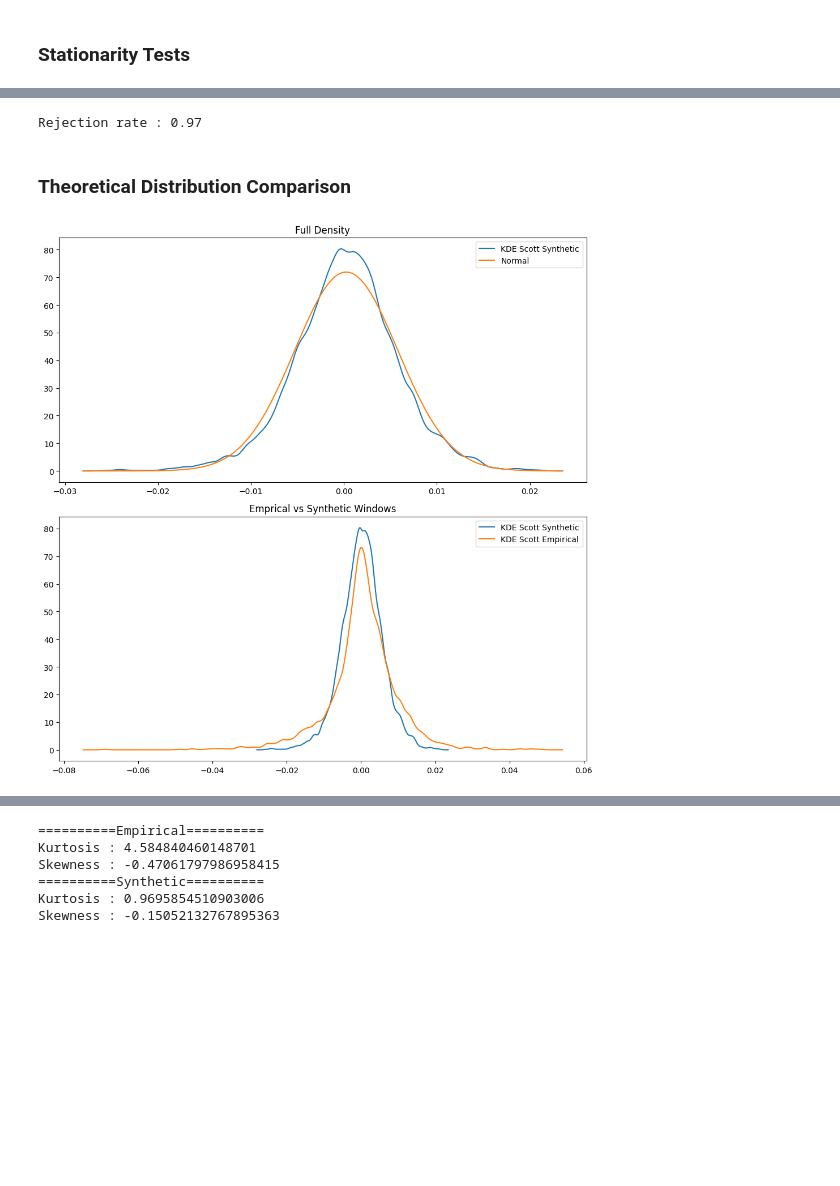
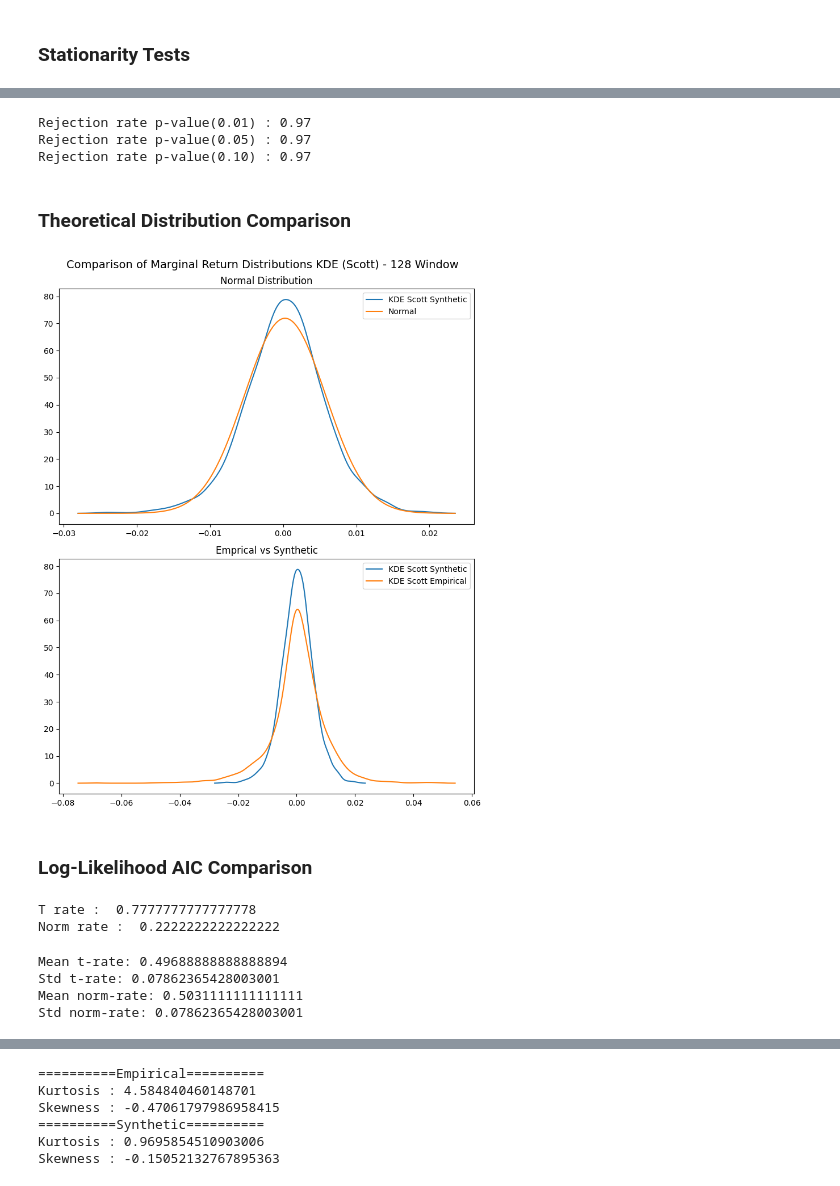
Before and after one commit to HenryGunadi/diffusion-garch, a Jupyter notebook: notebooks/eda/eda_128.ipynb, the cells around one changed output, grey strips where cells are left out. Saved outputs shown, nothing was run; the diff lists cells and outputs as text; code cells hidden in the pictures; blank space fills up the shorter version.

```diff
--- a/notebooks/eda/eda_128.ipynb
+++ b/notebooks/eda/eda_128.ipynb
@@ -223,7 +175,11 @@ ADF Test Statistic: -7.912594122039956
 # %%
-print(f"Rejection rate : {rejections / len(synthetic_data):.2f}")
+print(f"Rejection rate p-value(0.01) : {rejections_1 / len(synthetic_data):.2f}")
+print(f"Rejection rate p-value(0.05) : {rejections_5 / len(synthetic_data):.2f}")
+print(f"Rejection rate p-value(0.10) : {rejections_10 / len(synthetic_data):.2f}")
 # %% [output]
-Rejection rate : 0.97
+Rejection rate p-value(0.01) : 0.97
+Rejection rate p-value(0.05) : 0.97
+Rejection rate p-value(0.10) : 0.97
 # %% [markdown]
 ### Theoretical Distribution Comparison
 # %%
@@ -250,42 +206,55 @@ x = np.linspace(xmin, xmax, 1000)
 
 x_emp = np.linspace(xmin_emp, xmax_emp, 1000)
 
-kde = stats.gaussian_kde(synthetic_data.reshape(-1), bw_method=0.1)
-kde_emp = stats.gaussian_kde(empirical_window.reshape(-1), bw_method=0.1)
+kde = stats.gaussian_kde(synthetic_data.reshape(-1))
+kde_emp = stats.gaussian_kde(empirical_window.reshape(-1))
 
 # theoretical samples
 norm = stats.norm(
     loc=mu,
     scale=std,
 )
 
-fig, ax = plt.subplots(figsize=(10, 10), nrows=2)
+fig, ax = plt.subplots(figsize=(8, 10), nrows=2)
+fig.suptitle("Comparison of Marginal Return Distributions KDE (Scott) - 128 Window", fontsize=14)
+
 ax[0].plot(x, kde(x), label="KDE Scott Synthetic")
 ax[0].plot(x, norm.pdf(x), label="Normal")
-ax[0].set_title("Full Density")
+ax[0].set_title("Normal Distribution")
 ax[0].legend()
 
 # ax[1].plot(x, kde(x), label="KDE Scott Synthetic")
 # ax[1].plot(x, norm.pdf(x), label="Normal")
 # ax[1].set_title("Tail Comparison")
 # ax[1].set_yscale("log")
 # ax[1].legend()
 
 ax[1].plot(x, kde(x), label="KDE Scott Synthetic")
 ax[1].plot(x_emp, kde_emp(x_emp), label="KDE Scott Empirical")
-ax[1].set_title("Emprical vs Synthetic Windows")
+ax[1].set_title("Emprical vs Synthetic")
 # ax[1].set_yscale("log")
 ax[1].legend()
 
 # ax[3].plot(x, kde(x), label="KDE Scott Synthetic")
 # ax[3].plot(x_emp, kde_emp(x_emp), label="KDE Scott Empirical")
 # ax[3].set_title("Empirical vs Synthetic Tail Comparison")
 # ax[3].set_yscale("log")
 # ax[3].legend()
 
 
 # plt.yscale("log")
 plt.tight_layout()
 plt.show()
 # %% [output]
-[figure, old version]
+[figure, new version]
+# %% [markdown]
+### Log-Likelihood AIC Comparison
+# %%
+emp_len = len(empirical_window)
+t_wins_emp, norm_wins_emp, _ = compute_aic_log_likelihood(empirical_window)
+
+print(f"T rate : ", t_wins_emp / emp_len)
+print(f"Norm rate : ", norm_wins_emp / emp_len)
+# %% [output]
+T rate :  0.7777777777777778
+Norm rate :  0.2222222222222222
@@ -292,3 +279,13 @@ plt.show()
+# %%
+print("Mean t-rate:", t_rates.mean())
+print("Std t-rate:", t_rates.std())
+print("Mean norm-rate:", norm_rates.mean())
+print("Std norm-rate:", norm_rates.std())
+# %% [output]
+Mean t-rate: 0.49688888888888894
+Std t-rate: 0.07862365428003001
+Mean norm-rate: 0.5031111111111111
+Std norm-rate: 0.07862365428003001
 # %%
 fig, ax = plt.subplots(figsize=(8, 4))
 
```
Also changed, not shown: parts of 40 cells of this notebook, 14 other files.
